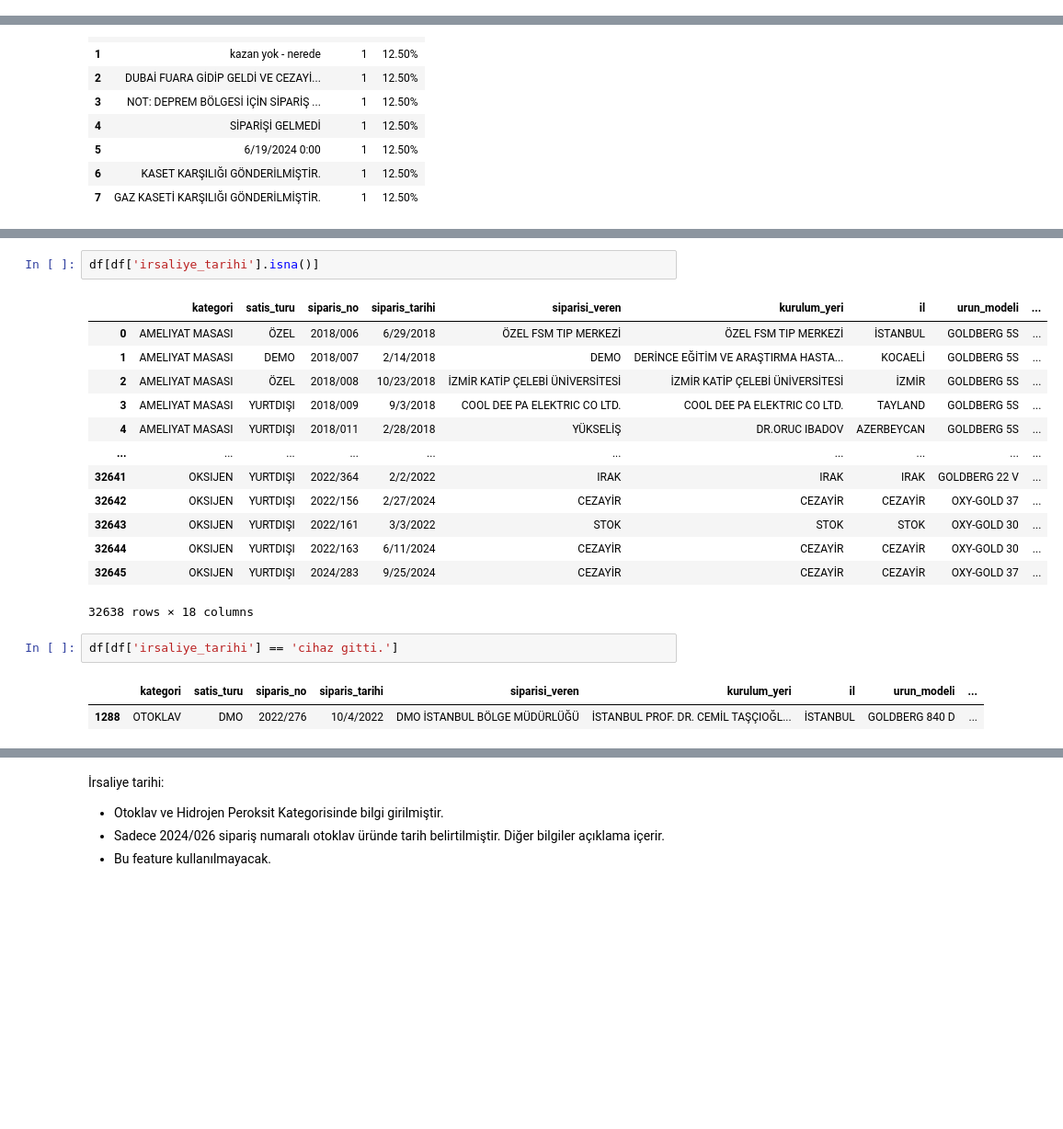
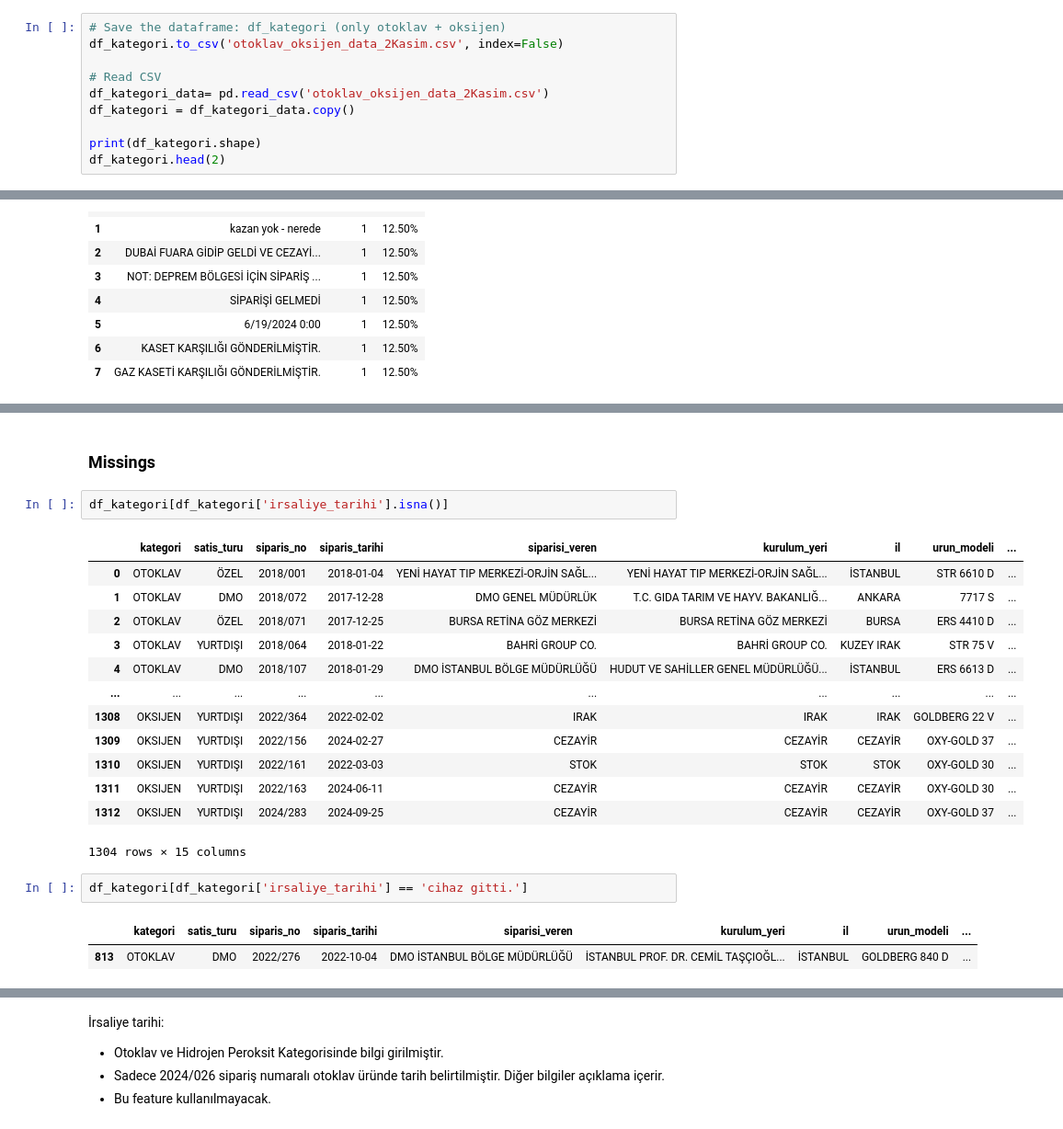
Before and after one commit to Duygu-Jones/LLM_Playground, a Jupyter notebook: 01_EDA/KATEGORILER/01_Otoklav_Oksijen/Duygu/Duygu_OTOKLAV_O2_eda-notebook.ipynb, the cells around one changed output, grey strips where cells are left out. Shown at 92% size. Drawn from its saved outputs; the diff is of its cells as text; blank space fills up the shorter version.

Commit message:
siparis tarihi temizlendi -half filled -duyguj

```diff
--- a/01_EDA/KATEGORILER/01_Otoklav_Oksijen/Duygu/Duygu_OTOKLAV_O2_eda-notebook.ipynb
+++ b/01_EDA/KATEGORILER/01_Otoklav_Oksijen/Duygu/Duygu_OTOKLAV_O2_eda-notebook.ipynb
@@ -1898,0 +2232,10 @@ Sütun adı: teslim_tarihi
+# %%
+# Save the dataframe: df_kategori (only otoklav + oksijen)
+df_kategori.to_csv('otoklav_oksijen_data_2Kasim.csv', index=False)
+
+# Read CSV
+df_kategori_data= pd.read_csv('otoklav_oksijen_data_2Kasim.csv')
+df_kategori = df_kategori_data.copy()
+
+print(df_kategori.shape)
+df_kategori.head(2)
@@ -1918,22 +2374,24 @@ Sütun adı: irsaliye_tarihi
+# %% [markdown]
+### Missings
 # %%
-df[df['irsaliye_tarihi'].isna()]
+df_kategori[df_kategori['irsaliye_tarihi'].isna()]
 # %% [output]
 |  | kategori | satis_turu | siparis_no | siparis_tarihi | siparisi_veren | kurulum_yeri | il | urun_modeli | ... |
-| 0 | AMELIYAT MASASI | ÖZEL | 2018/006 | 6/29/2018 | ÖZEL FSM TIP MERKEZİ | ÖZEL FSM TIP MERKEZİ | İSTANBUL | GOLDBERG 5S | ... |
-| 1 | AMELIYAT MASASI | DEMO | 2018/007 | 2/14/2018 | DEMO | DERİNCE EĞİTİM VE ARAŞTIRMA HASTA... | KOCAELİ | GOLDBERG 5S | ... |
-| 2 | AMELIYAT MASASI | ÖZEL | 2018/008 | 10/23/2018 | İZMİR KATİP ÇELEBİ ÜNİVERSİTESİ | İZMİR KATİP ÇELEBİ ÜNİVERSİTESİ | İZMİR | GOLDBERG 5S | ... |
-| 3 | AMELIYAT MASASI | YURTDIŞI | 2018/009 | 9/3/2018 | COOL DEE PA ELEKTRIC CO LTD. | COOL DEE PA ELEKTRIC CO LTD. | TAYLAND | GOLDBERG 5S | ... |
-| 4 | AMELIYAT MASASI | YURTDIŞI | 2018/011 | 2/28/2018 | YÜKSELİŞ | DR.ORUC IBADOV | AZERBEYCAN | GOLDBERG 5S | ... |
+| 0 | OTOKLAV | ÖZEL | 2018/001 | 2018-01-04 | YENİ HAYAT TIP MERKEZİ-ORJİN SAĞL... | YENİ HAYAT TIP MERKEZİ-ORJİN SAĞL... | İSTANBUL | STR 6610 D | ... |
+| 1 | OTOKLAV | DMO | 2018/072 | 2017-12-28 | DMO GENEL MÜDÜRLÜK | T.C. GIDA TARIM VE HAYV. BAKANLIĞ... | ANKARA | 7717 S | ... |
+| 2 | OTOKLAV | ÖZEL | 2018/071 | 2017-12-25 | BURSA RETİNA GÖZ MERKEZİ | BURSA RETİNA GÖZ MERKEZİ | BURSA | ERS 4410 D | ... |
+| 3 | OTOKLAV | YURTDIŞI | 2018/064 | 2018-01-22 | BAHRİ GROUP CO. | BAHRİ GROUP CO. | KUZEY IRAK | STR 75 V | ... |
+| 4 | OTOKLAV | DMO | 2018/107 | 2018-01-29 | DMO İSTANBUL BÖLGE MÜDÜRLÜĞÜ | HUDUT VE SAHİLLER GENEL MÜDÜRLÜĞÜ... | İSTANBUL | ERS 6613 D | ... |
 | ... | ... | ... | ... | ... | ... | ... | ... | ... | ... |
-| 32641 | OKSIJEN | YURTDIŞI | 2022/364 | 2/2/2022 | IRAK | IRAK | IRAK | GOLDBERG 22 V | ... |
-| 32642 | OKSIJEN | YURTDIŞI | 2022/156 | 2/27/2024 | CEZAYİR | CEZAYİR | CEZAYİR | OXY-GOLD 37 | ... |
-| 32643 | OKSIJEN | YURTDIŞI | 2022/161 | 3/3/2022 | STOK | STOK | STOK | OXY-GOLD 30 | ... |
-| 32644 | OKSIJEN | YURTDIŞI | 2022/163 | 6/11/2024 | CEZAYİR | CEZAYİR | CEZAYİR | OXY-GOLD 30 | ... |
-| 32645 | OKSIJEN | YURTDIŞI | 2024/283 | 9/25/2024 | CEZAYİR | CEZAYİR | CEZAYİR | OXY-GOLD 37 | ... |
+| 1308 | OKSIJEN | YURTDIŞI | 2022/364 | 2022-02-02 | IRAK | IRAK | IRAK | GOLDBERG 22 V | ... |
+| 1309 | OKSIJEN | YURTDIŞI | 2022/156 | 2024-02-27 | CEZAYİR | CEZAYİR | CEZAYİR | OXY-GOLD 37 | ... |
+| 1310 | OKSIJEN | YURTDIŞI | 2022/161 | 2022-03-03 | STOK | STOK | STOK | OXY-GOLD 30 | ... |
+| 1311 | OKSIJEN | YURTDIŞI | 2022/163 | 2024-06-11 | CEZAYİR | CEZAYİR | CEZAYİR | OXY-GOLD 30 | ... |
+| 1312 | OKSIJEN | YURTDIŞI | 2024/283 | 2024-09-25 | CEZAYİR | CEZAYİR | CEZAYİR | OXY-GOLD 37 | ... |
-32638 rows × 18 columns
+1304 rows × 15 columns
 # %%
-df[df['irsaliye_tarihi'] == 'cihaz gitti.']
+df_kategori[df_kategori['irsaliye_tarihi'] == 'cihaz gitti.']
 # %% [output]
 |  | kategori | satis_turu | siparis_no | siparis_tarihi | siparisi_veren | kurulum_yeri | il | urun_modeli | ... |
-| 1288 | OTOKLAV | DMO | 2022/276 | 10/4/2022 | DMO İSTANBUL BÖLGE MÜDÜRLÜĞÜ | İSTANBUL PROF. DR. CEMİL TAŞÇIOĞL... | İSTANBUL | GOLDBERG 840 D | ... |
+| 813 | OTOKLAV | DMO | 2022/276 | 2022-10-04 | DMO İSTANBUL BÖLGE MÜDÜRLÜĞÜ | İSTANBUL PROF. DR. CEMİL TAŞÇIOĞL... | İSTANBUL | GOLDBERG 840 D | ... |
 # %%
```
Also changed, not shown: parts of 63 cells of this notebook, 1 other file.
